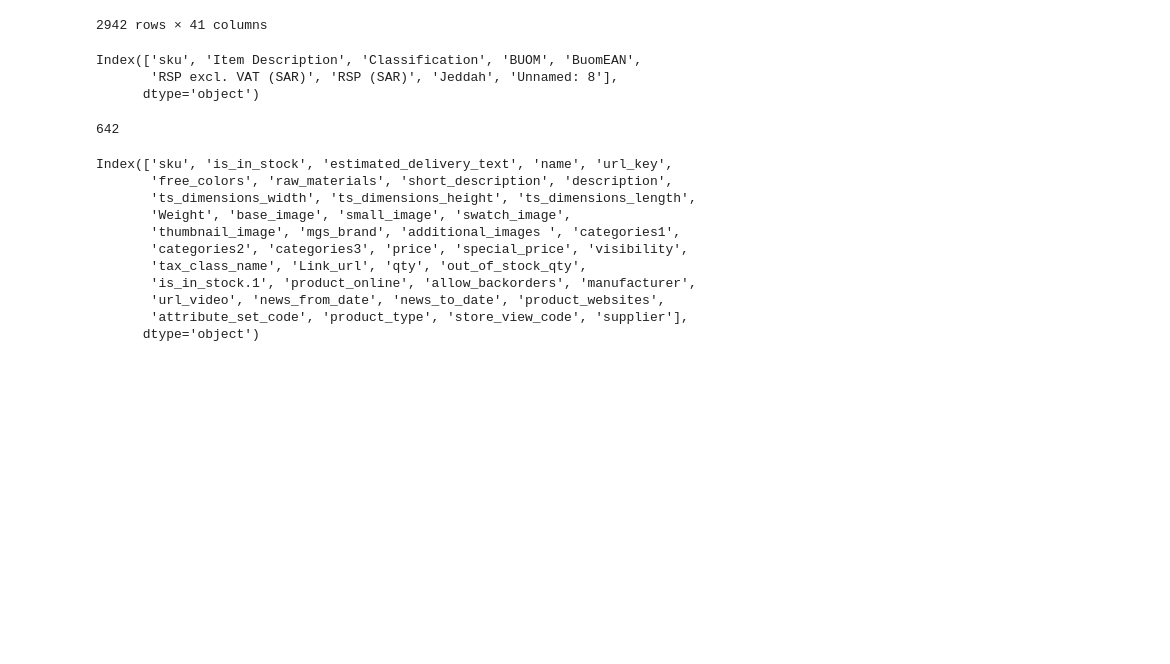
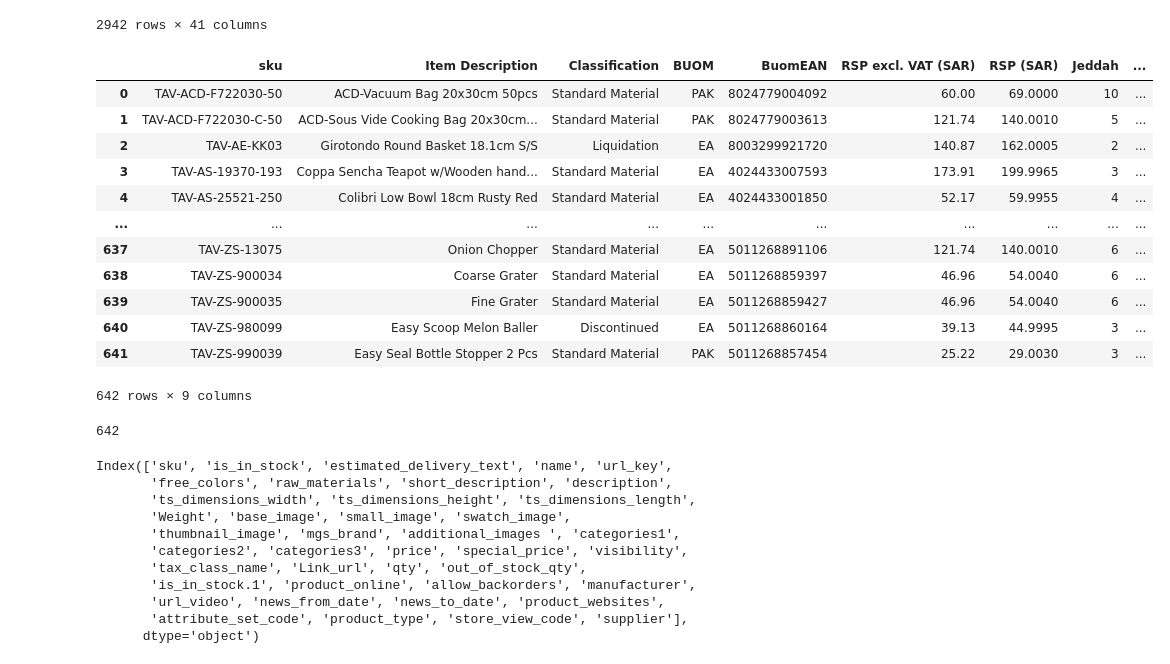
Before and after one commit to wafistos1/Scraping_data, a Jupyter notebook: tavolashop/update_oman.ipynb, the cells around one changed output. Drawn from its saved outputs; the diff is of its cells as text; code cells hidden in the pictures; blank space fills up the shorter version.

```diff
--- a/tavolashop/update_oman.ipynb
+++ b/tavolashop/update_oman.ipynb
@@ -1783,11 +1783,21 @@ df.drop_duplicates(subset=['sku'])
 # %%
 df_test = pd.read_excel('سحب اسكيو تافولا من الموقع العماني.xlsx')
 # %%
-df_test.columns
+df_test
 # %% [output]
+|  | sku | Item Description | Classification | BUOM | BuomEAN | RSP excl. VAT (SAR) | RSP (SAR) | Jeddah | ... |
+| 0 | TAV-ACD-F722030-50 | ACD-Vacuum Bag 20x30cm 50pcs | Standard Material | PAK | 8024779004092 | 60.00 | 69.0000 | 10 | ... |
+| 1 | TAV-ACD-F722030-C-50 | ACD-Sous Vide Cooking Bag 20x30cm... | Standard Material | PAK | 8024779003613 | 121.74 | 140.0010 | 5 | ... |
+| 2 | TAV-AE-KK03 | Girotondo Round Basket 18.1cm S/S | Liquidation | EA | 8003299921720 | 140.87 | 162.0005 | 2 | ... |
+| 3 | TAV-AS-19370-193 | Coppa Sencha Teapot w/Wooden hand... | Standard Material | EA | 4024433007593 | 173.91 | 199.9965 | 3 | ... |
+| 4 | TAV-AS-25521-250 | Colibri Low Bowl 18cm Rusty Red | Standard Material | EA | 4024433001850 | 52.17 | 59.9955 | 4 | ... |
+| ... | ... | ... | ... | ... | ... | ... | ... | ... | ... |
+| 637 | TAV-ZS-13075 | Onion Chopper | Standard Material | EA | 5011268891106 | 121.74 | 140.0010 | 6 | ... |
+| 638 | TAV-ZS-900034 | Coarse Grater | Standard Material | EA | 5011268859397 | 46.96 | 54.0040 | 6 | ... |
+| 639 | TAV-ZS-900035 | Fine Grater | Standard Material | EA | 5011268859427 | 46.96 | 54.0040 | 6 | ... |
+| 640 | TAV-ZS-980099 | Easy Scoop Melon Baller | Discontinued | EA | 5011268860164 | 39.13 | 44.9995 | 3 | ... |
+| 641 | TAV-ZS-990039 | Easy Seal Bottle Stopper 2 Pcs | Standard Material | PAK | 5011268857454 | 25.22 | 29.0030 | 3 | ... |
-Index(['sku', 'Item Description', 'Classification', 'BUOM', 'BuomEAN',
-       'RSP excl. VAT (SAR)', 'RSP (SAR)', 'Jeddah', 'Unnamed: 8'],
-      dtype='object')
+642 rows × 9 columns
 # %%
 skus = df_test['sku'].to_list()
 # %%
```
Also changed, not shown: parts of 14 cells of this notebook, 31 other files.
